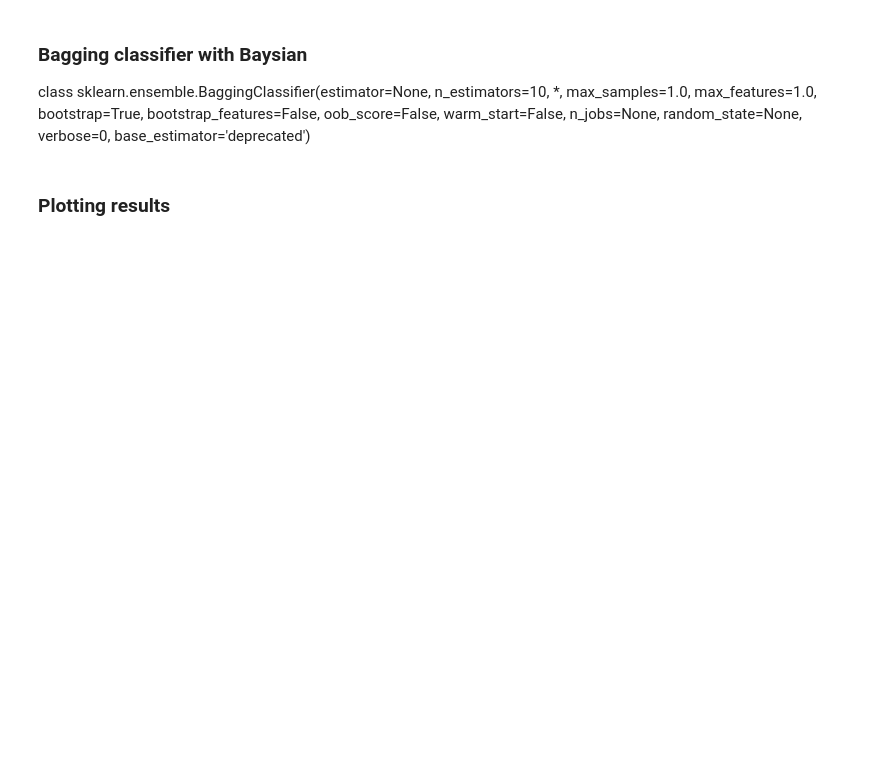
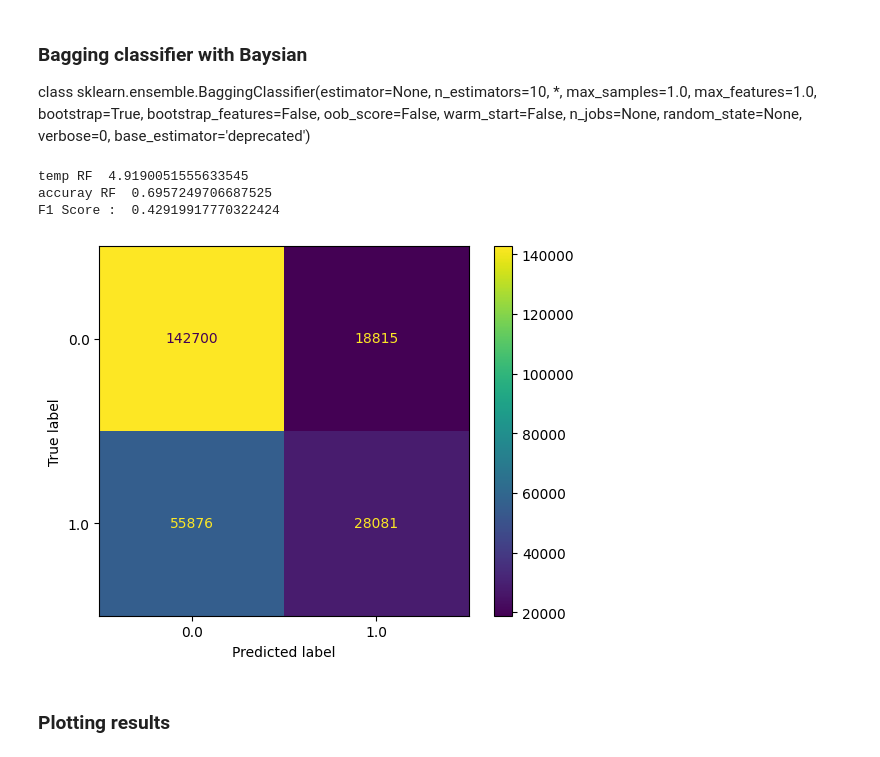
Before and after one commit to Poliaboy/AdvancedML2, a Jupyter notebook: Notebook2.ipynb, the cells around one changed output. Saved outputs shown, nothing was run; the diff lists cells and outputs as text; code cells hidden in the pictures; blank space fills up the shorter version.

```diff
--- a/Notebook2.ipynb
+++ b/Notebook2.ipynb
@@ -349,25 +481,29 @@ class sklearn.ensemble.BaggingClassifier(estimator=None, n_estimators=10, *, max
 # %%
 #max_samples: taille maximale de l'échantillon par rapport à l'échantillon initial
 #max_features: nombre d'attributs à sélectionner d'une façon aléatoire
 # max_features=1,random_state=0
-#bagging = BaggingClassifier(GaussianNB(),n_estimators=50,max_samples=0.1,n_jobs=-1)
-bagging = BaggingClassifier(GaussianNB(),n_estimators=50,max_samples=0.1)
+bagging = BaggingClassifier(GaussianNB(),n_estimators=n_estimators,max_samples=0.5, max_features=0.5,random_state=42)
 deb = time.time()
 bagging.fit(x_train, y_train)
 fin=time.time()
 list_times.append(fin-deb)
 res_bag = bagging.predict(x_test)
 print("temp RF ",(fin-deb))
 acc=accuracy_score(res_bag,y_test)
 F1=f1_score(res_bag,y_test)
 print("accuray RF ", acc)
 print("F1 Score : ", F1)
 list_accuracies.append(acc)
 list_F1.append(F1)
 cm = confusion_matrix(y_test, res_bag, labels=rf_etc.classes_)
 disp = ConfusionMatrixDisplay(confusion_matrix=cm,display_labels=rf_etc.classes_)
 disp.plot()
 plt.show()
+# %% [output]
+temp RF  4.9190051555633545
+accuray RF  0.6957249706687525
+F1 Score :  0.42919917770322424
+[figure, added]
 # %% [markdown]
 ### Plotting results
 # %%
```
Also changed, not shown: parts of 39 cells of this notebook, 1 other file.
